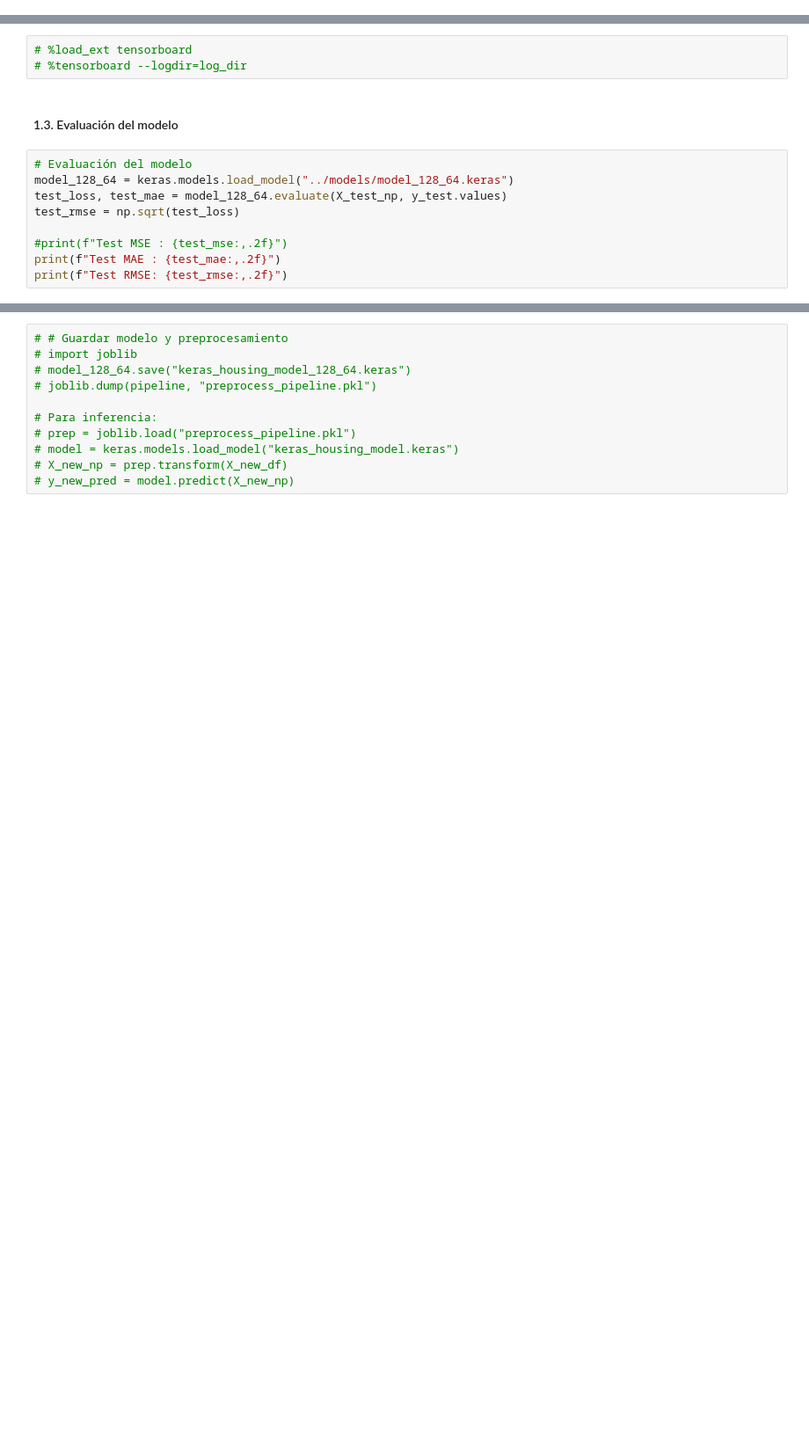
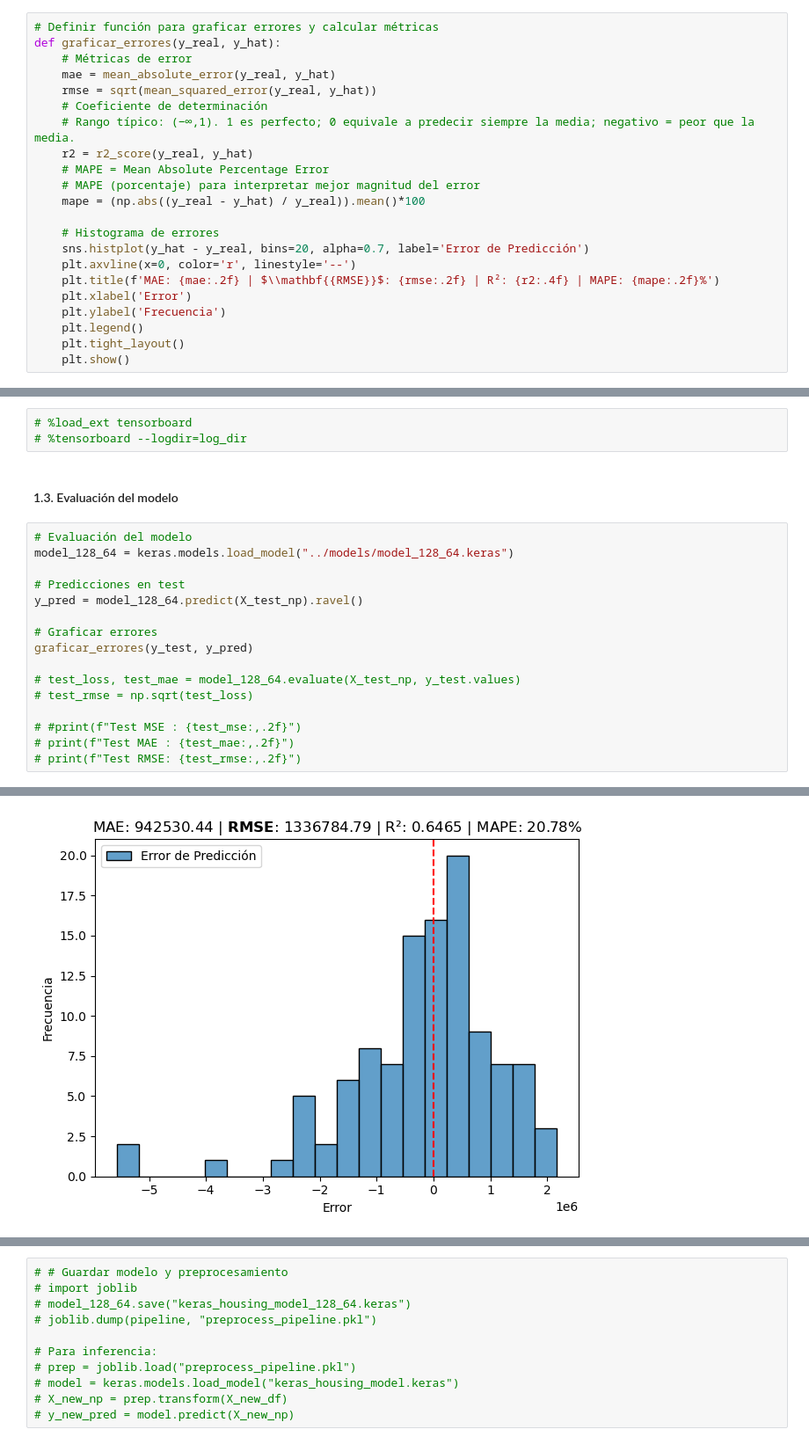
Before and after one commit to cbaldelomar/04-mlp, a Jupyter notebook: notebooks/02-keras.ipynb, the cells around one changed output, grey strips where cells are left out. Shown at 88% size. Drawn from its saved outputs; the diff is of its cells as text; blank space fills up the shorter version.

Commit message:
Plot errors in Keras notebook

```diff
--- a/notebooks/02-keras.ipynb
+++ b/notebooks/02-keras.ipynb
@@ -133,6 +130,28 @@ mape_b = (np.abs((y_test.values - yhat_med) / y_test.values)).mean()*100
 print(f"Baseline  MAE: {mae_b:,.2f} | RMSE: {rmse_b:,.2f} | R²: {r2_b:,.4f} | MAPE: {mape_b:.2f}%")
 # %% [output]
 Baseline  MAE: 1,763,903.67 | RMSE: 2,359,659.95 | R²: -0.1016 | MAPE: 36.71%
+# %%
+# Definir función para graficar errores y calcular métricas
+def graficar_errores(y_real, y_hat):
+    # Métricas de error
+    mae = mean_absolute_error(y_real, y_hat)
+    rmse = sqrt(mean_squared_error(y_real, y_hat))
+    # Coeficiente de determinación
+    # Rango típico: (−∞,1). 1 es perfecto; 0 equivale a predecir siempre la media; negativo = peor que la media.
+    r2 = r2_score(y_real, y_hat)
+    # MAPE = Mean Absolute Percentage Error
+    # MAPE (porcentaje) para interpretar mejor magnitud del error
+    mape = (np.abs((y_real - y_hat) / y_real)).mean()*100
+
+    # Histograma de errores
+    sns.histplot(y_hat - y_real, bins=20, alpha=0.7, label='Error de Predicción')
+    plt.axvline(x=0, color='r', linestyle='--')
+    plt.title(f'MAE: {mae:.2f} | $\\mathbf{{RMSE}}$: {rmse:.2f} | R²: {r2:.4f} | MAPE: {mape:.2f}%')
+    plt.xlabel('Error')
+    plt.ylabel('Frecuencia')
+    plt.legend()
+    plt.tight_layout()
+    plt.show()
 # %% [markdown]
 ### 1. Arquitectura: 2HL (128, 64)
 # %% [markdown]
@@ -222,10 +239,17 @@ Epoch 1000/1000
 # %%
 # Evaluación del modelo
 model_128_64 = keras.models.load_model("../models/model_128_64.keras")
-test_loss, test_mae = model_128_64.evaluate(X_test_np, y_test.values)
-test_rmse = np.sqrt(test_loss)
 
-#print(f"Test MSE : {test_mse:,.2f}")
-print(f"Test MAE : {test_mae:,.2f}")
-print(f"Test RMSE: {test_rmse:,.2f}")
+# Predicciones en test
+y_pred = model_128_64.predict(X_test_np).ravel()
+
+# Graficar errores
+graficar_errores(y_test, y_pred)
+
+# test_loss, test_mae = model_128_64.evaluate(X_test_np, y_test.values)
+# test_rmse = np.sqrt(test_loss)
+
+# #print(f"Test MSE : {test_mse:,.2f}")
+# print(f"Test MAE : {test_mae:,.2f}")
+# print(f"Test RMSE: {test_rmse:,.2f}")
 # %% [output]
@@ -234,0 +257 @@ Test RMSE: 1,336,784.79
+[figure, added]
```
Also changed, not shown: parts of 12 cells of this notebook.
